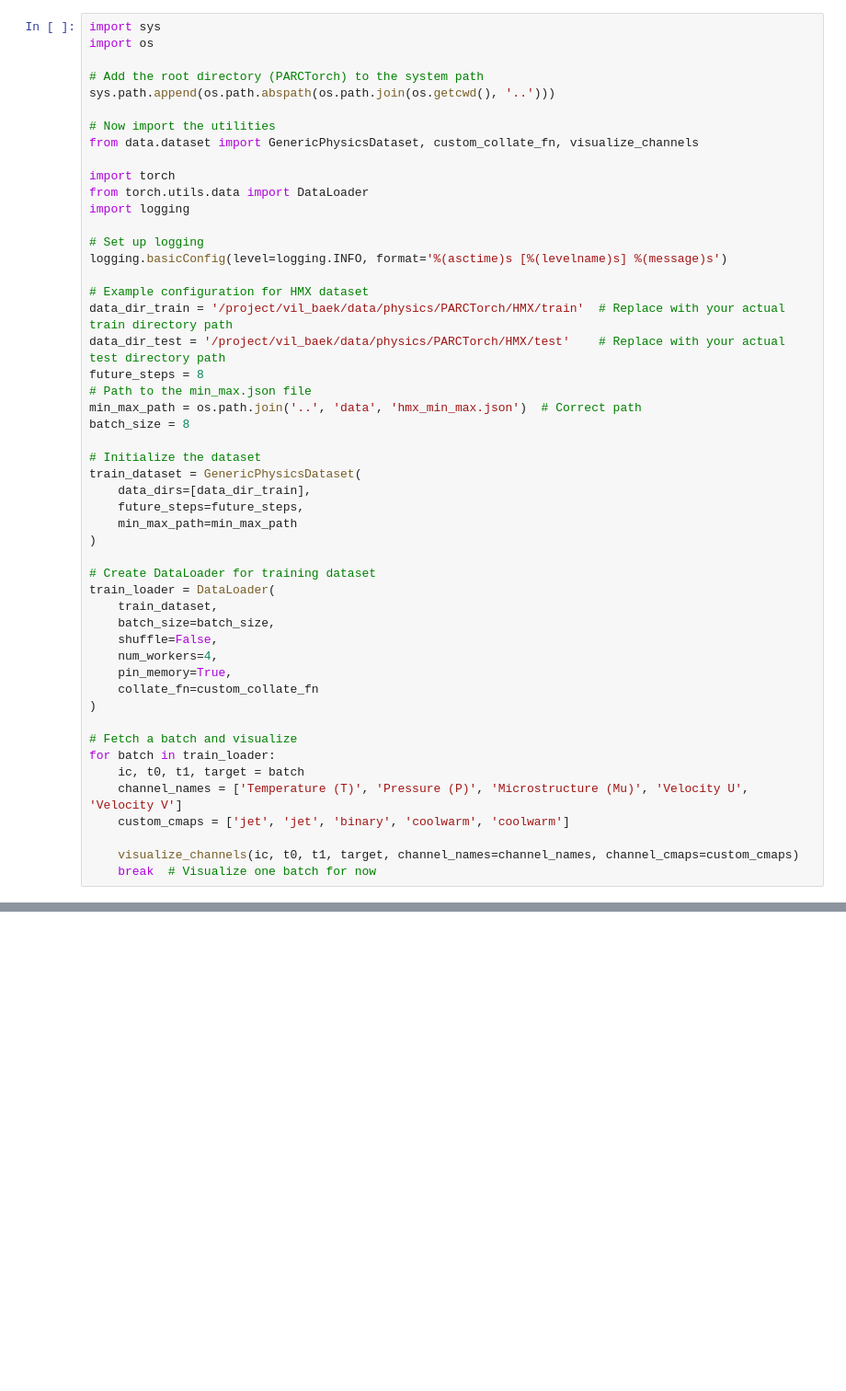
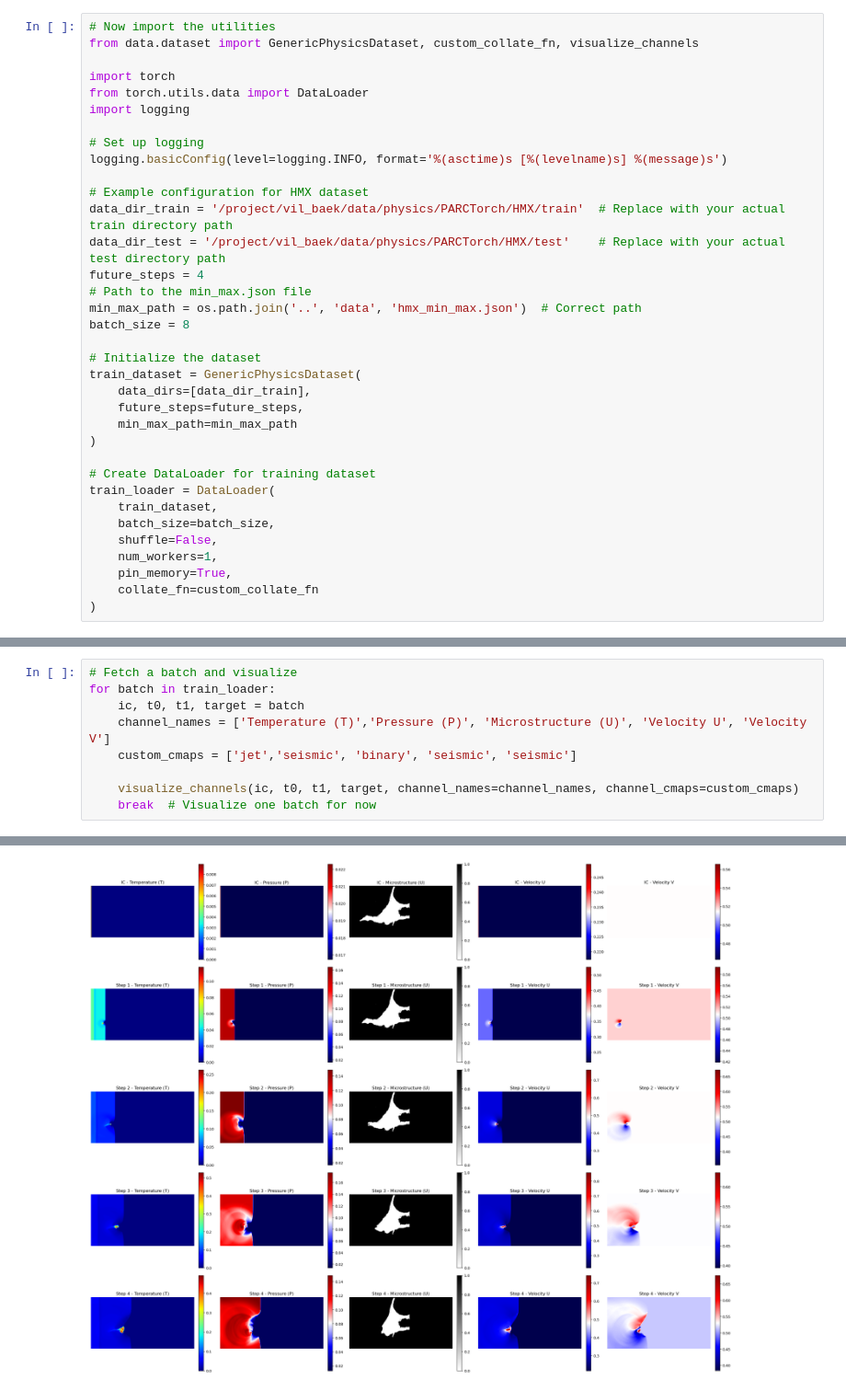
Before and after one commit to baeklab/PARCtorch, a Jupyter notebook: PARCtorch/demos/EnergeticMaterials.ipynb, the cells around one changed output, grey strips where cells are left out. Shown at 92% size. Cells and saved outputs as stored; diff of their text form; blank space fills up the shorter version.

```diff
--- a/PARCtorch/demos/EnergeticMaterials.ipynb
+++ b/PARCtorch/demos/EnergeticMaterials.ipynb
@@ -1,10 +28,4 @@
 # %%
-import sys
-import os
-
-# Add the root directory (PARCTorch) to the system path
-sys.path.append(os.path.abspath(os.path.join(os.getcwd(), '..')))
-
 # Now import the utilities
 from data.dataset import GenericPhysicsDataset, custom_collate_fn, visualize_channels
 
@@ -18,7 +39,7 @@ logging.basicConfig(level=logging.INFO, format='%(asctime)s [%(levelname)s] %(me
 # Example configuration for HMX dataset
 data_dir_train = '/project/vil_baek/data/physics/PARCTorch/HMX/train'  # Replace with your actual train directory path
 data_dir_test = '/project/vil_baek/data/physics/PARCTorch/HMX/test'    # Replace with your actual test directory path
-future_steps = 8
+future_steps = 4
 # Path to the min_max.json file
 min_max_path = os.path.join('..', 'data', 'hmx_min_max.json')  # Correct path
 batch_size = 8
@@ -35,17 +56,8 @@ train_loader = DataLoader(
     train_dataset,
     batch_size=batch_size,
     shuffle=False,
-    num_workers=4,
+    num_workers=1,
     pin_memory=True,
     collate_fn=custom_collate_fn
 )
-
-# Fetch a batch and visualize
-for batch in train_loader:
-    ic, t0, t1, target = batch
-    channel_names = ['Temperature (T)', 'Pressure (P)', 'Microstructure (Mu)', 'Velocity U', 'Velocity V']
-    custom_cmaps = ['jet', 'jet', 'binary', 'coolwarm', 'coolwarm']
-
-    visualize_channels(ic, t0, t1, target, channel_names=channel_names, channel_cmaps=custom_cmaps)
-    break  # Visualize one batch for now
 # %% [output]
@@ -72,0 +71,10 @@ Channel 1: IC min=0.016738668084144592, IC max=0.022297993302345276
+# %%
+# Fetch a batch and visualize
+for batch in train_loader:
+    ic, t0, t1, target = batch
+    channel_names = ['Temperature (T)','Pressure (P)', 'Microstructure (U)', 'Velocity U', 'Velocity V']
+    custom_cmaps = ['jet','seismic', 'binary', 'seismic', 'seismic']
+
+    visualize_channels(ic, t0, t1, target, channel_names=channel_names, channel_cmaps=custom_cmaps)
+    break  # Visualize one batch for now
+# %% [output]
@@ -72,0 +98 @@ Channel 1: IC min=0.016738668084144592, IC max=0.022297993302345276
+[figure, added]
```
Also changed, not shown: parts of 20 cells of this notebook, 6 other files.
